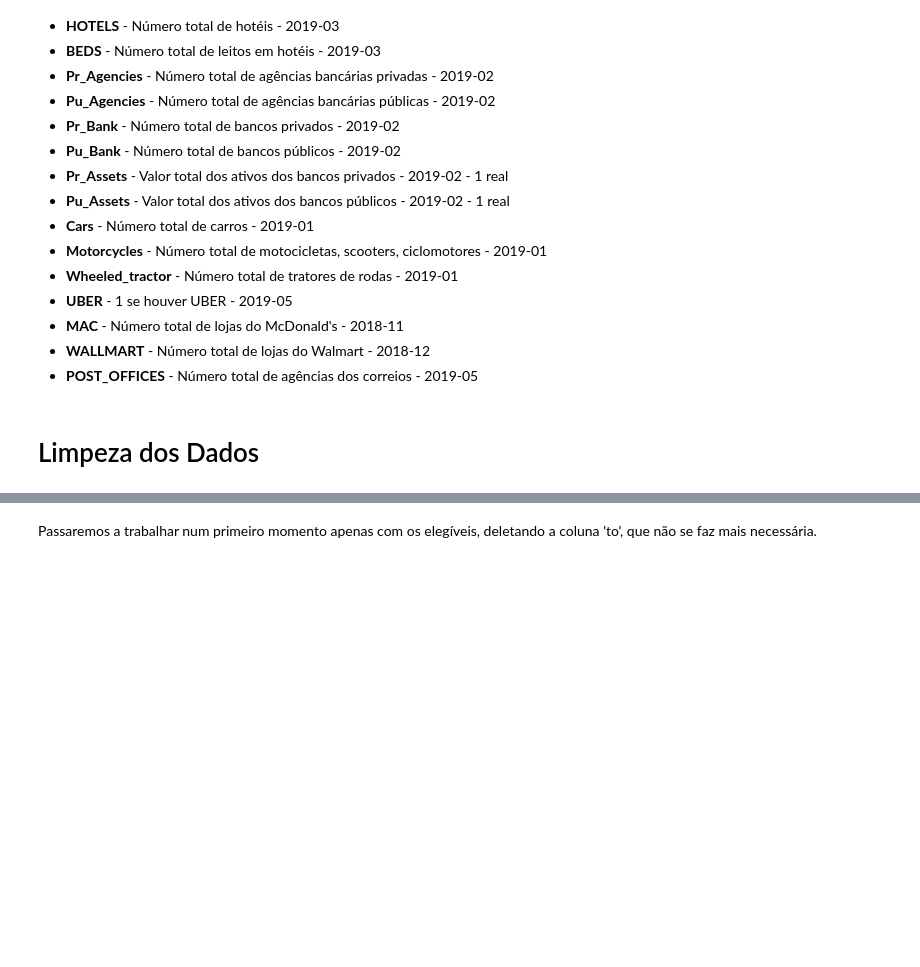
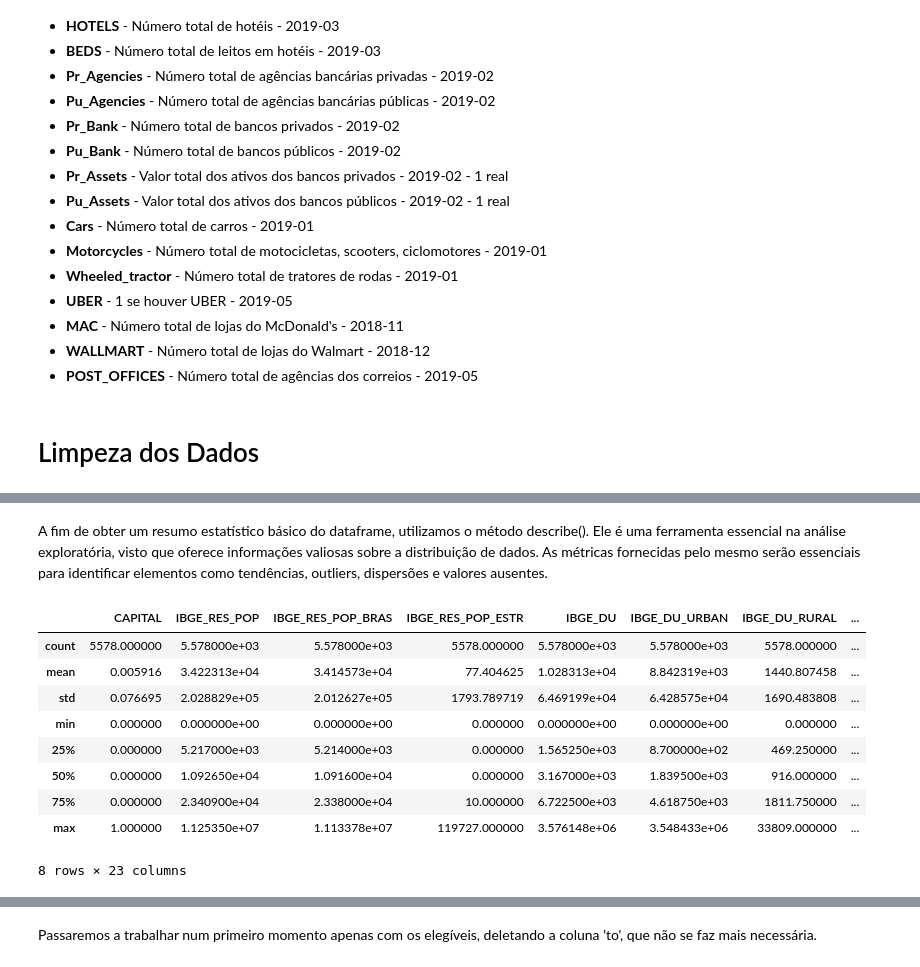
Before and after one commit to bernardosnap/MVP---Sprint-An-lise-de-Dados-e-Boas-Pr-ticas, a Jupyter notebook: Análise_de_Dados_Cidades_Brasileiras.ipynb, the cells around one changed output, grey strips where cells are left out. Cells and saved outputs as stored; diff of their text form; code cells hidden in the pictures; blank space fills up the shorter version.

```diff
--- a/Análise_de_Dados_Cidades_Brasileiras.ipynb
+++ b/Análise_de_Dados_Cidades_Brasileiras.ipynb
@@ -745,0 +302,15 @@ Name: count, dtype: int64
+# %% [markdown]
+A fim de obter um resumo estatístico básico do dataframe, utilizamos o método describe(). Ele é uma ferramenta essencial na análise exploratória, visto que oferece informações valiosas sobre a distribuição de dados. As métricas fornecidas pelo mesmo serão essenciais para identificar elementos como tendências, outliers, dispersões e valores ausentes.
+# %%
+cidadesBR.describe()
+# %% [output]
+|  | CAPITAL | IBGE_RES_POP | IBGE_RES_POP_BRAS | IBGE_RES_POP_ESTR | IBGE_DU | IBGE_DU_URBAN | IBGE_DU_RURAL | ... |
+| count | 5578.000000 | 5.578000e+03 | 5.578000e+03 | 5578.000000 | 5.578000e+03 | 5.578000e+03 | 5578.000000 | ... |
+| mean | 0.005916 | 3.422313e+04 | 3.414573e+04 | 77.404625 | 1.028313e+04 | 8.842319e+03 | 1440.807458 | ... |
+| std | 0.076695 | 2.028829e+05 | 2.012627e+05 | 1793.789719 | 6.469199e+04 | 6.428575e+04 | 1690.483808 | ... |
+| min | 0.000000 | 0.000000e+00 | 0.000000e+00 | 0.000000 | 0.000000e+00 | 0.000000e+00 | 0.000000 | ... |
+| 25% | 0.000000 | 5.217000e+03 | 5.214000e+03 | 0.000000 | 1.565250e+03 | 8.700000e+02 | 469.250000 | ... |
+| 50% | 0.000000 | 1.092650e+04 | 1.091600e+04 | 0.000000 | 3.167000e+03 | 1.839500e+03 | 916.000000 | ... |
+| 75% | 0.000000 | 2.340900e+04 | 2.338000e+04 | 10.000000 | 6.722500e+03 | 4.618750e+03 | 1811.750000 | ... |
+| max | 1.000000 | 1.125350e+07 | 1.113378e+07 | 119727.000000 | 3.576148e+06 | 3.548433e+06 | 33809.000000 | ... |
+8 rows × 23 columns
```
Also changed, not shown: parts of 74 cells of this notebook.
